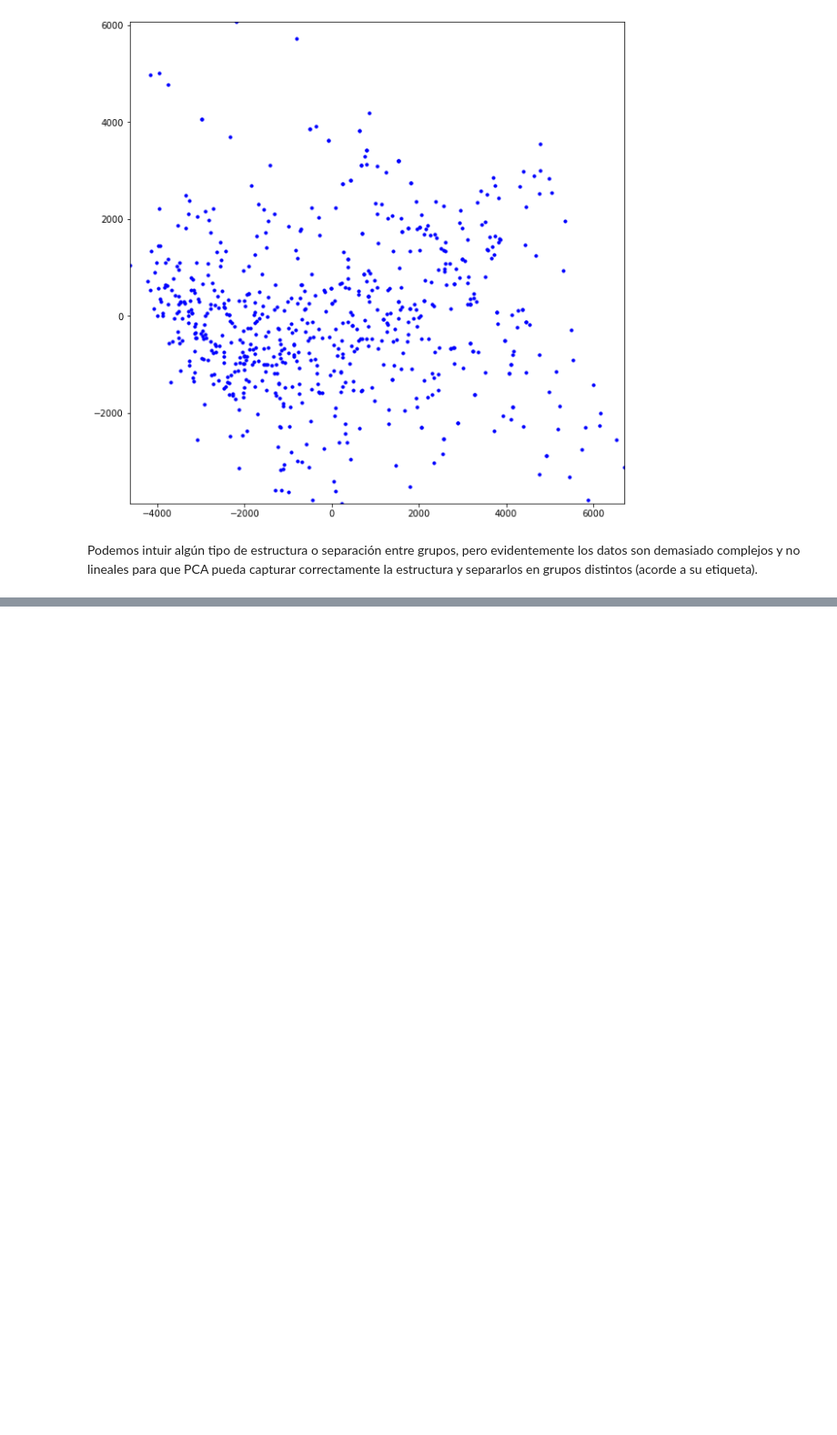
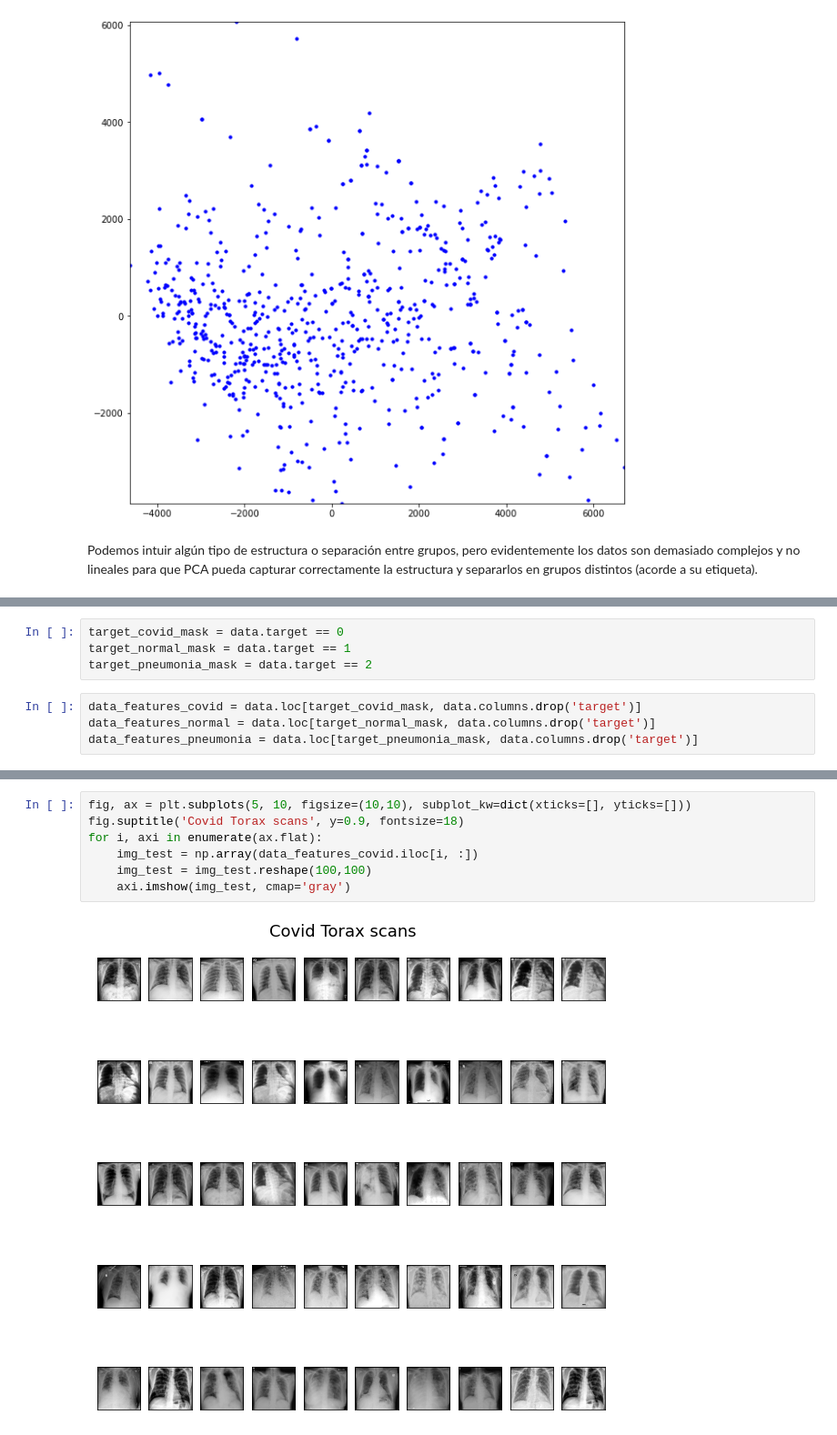
Before and after one commit to mauriciomem/desafio_final, a Jupyter notebook: desafio_final_pca-mainfold-mau.ipynb, the cells around one changed output, grey strips where cells are left out. Shown at 91% size. Drawn from its saved outputs; the diff is of its cells as text; blank space fills up the shorter version.

```diff
--- a/desafio_final_pca-mainfold-mau.ipynb
+++ b/desafio_final_pca-mainfold-mau.ipynb
@@ -747,0 +785,8 @@ Podemos intuir algún tipo de estructura o separación entre grupos, pero eviden
+# %%
+target_covid_mask = data.target == 0
+target_normal_mask = data.target == 1
+target_pneumonia_mask = data.target == 2
+# %%
+data_features_covid = data.loc[target_covid_mask, data.columns.drop('target')]
+data_features_normal = data.loc[target_normal_mask, data.columns.drop('target')]
+data_features_pneumonia = data.loc[target_pneumonia_mask, data.columns.drop('target')]
@@ -747,0 +811,9 @@ Podemos intuir algún tipo de estructura o separación entre grupos, pero eviden
+# %%
+fig, ax = plt.subplots(5, 10, figsize=(10,10), subplot_kw=dict(xticks=[], yticks=[]))
+fig.suptitle('Covid Torax scans', y=0.9, fontsize=18)
+for i, axi in enumerate(ax.flat):
+    img_test = np.array(data_features_covid.iloc[i, :])
+    img_test = img_test.reshape(100,100)
+    axi.imshow(img_test, cmap='gray')
+# %% [output]
+[figure, added]
```
Also changed, not shown: parts of 42 cells of this notebook.
